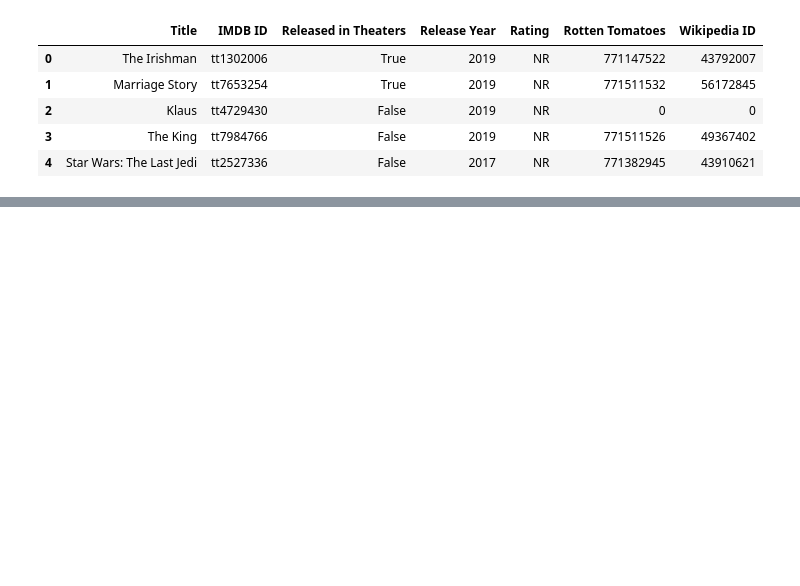
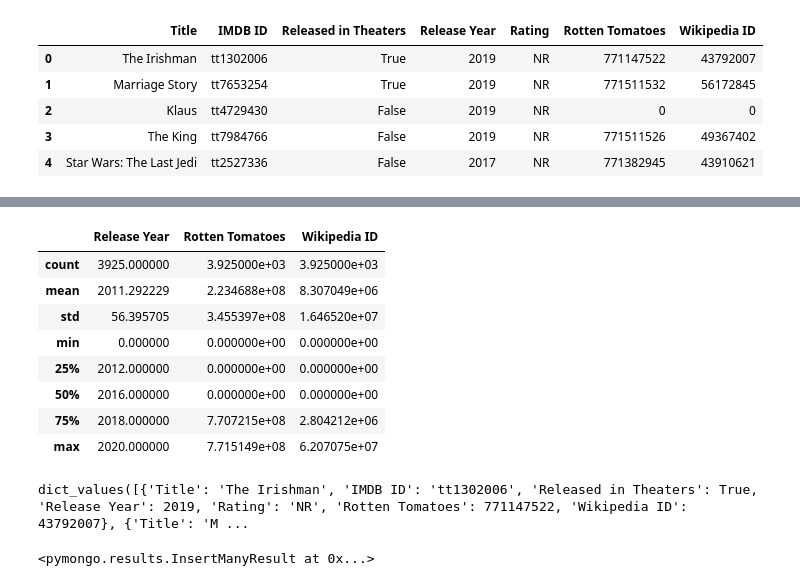
Before and after one commit to jsimashk/etl-project, a Jupyter notebook: Netflix.ipynb, the cells around one changed output, grey strips where cells are left out. Saved outputs shown, nothing was run; the diff lists cells and outputs as text; code cells hidden in the pictures; blank space fills up the shorter version.

Commit message:
commit changes to Netflix pandas

```diff
--- a/Netflix.ipynb
+++ b/Netflix.ipynb
@@ -90,2 +93,29 @@ movies_df.head()
+# %%
+movies_df.describe()
+# %% [output]
+|  | Release Year | Rotten Tomatoes | Wikipedia ID |
+| count | 3925.000000 | 3.925000e+03 | 3.925000e+03 |
+| mean | 2011.292229 | 2.234688e+08 | 8.307049e+06 |
+| std | 56.395705 | 3.455397e+08 | 1.646520e+07 |
+| min | 0.000000 | 0.000000e+00 | 0.000000e+00 |
+| 25% | 2012.000000 | 0.000000e+00 | 0.000000e+00 |
+| 50% | 2016.000000 | 0.000000e+00 | 0.000000e+00 |
+| 75% | 2018.000000 | 7.707215e+08 | 2.804212e+06 |
+| max | 2020.000000 | 7.715149e+08 | 6.207075e+07 |
+# %%
+netflix_dict = movies_df.T.to_dict().values()
+# %% [output]
+dict_values([{'Title': 'The Irishman', 'IMDB ID': 'tt1302006', 'Released in Theaters': True, 'Release Year': 2019, 'Rating': 'NR', 'Rotten Tomatoes': 771147522, 'Wikipedia ID': 43792007}, {'Title': 'M ...
+# %%
+# Initialize PyMongo to work with MongoDBs
+conn = 'mongodb://localhost:27017'
+client = pymongo.MongoClient(conn)
+
+
+db = client.netflix_db
+collection = db.netflix_db
+collection.insert_many(netflix_dict)
+# %% [output]
+<pymongo.results.InsertManyResult at 0x...>
 # %%
 # save to csv file
```
Also changed, not shown: parts of 7 cells of this notebook.
